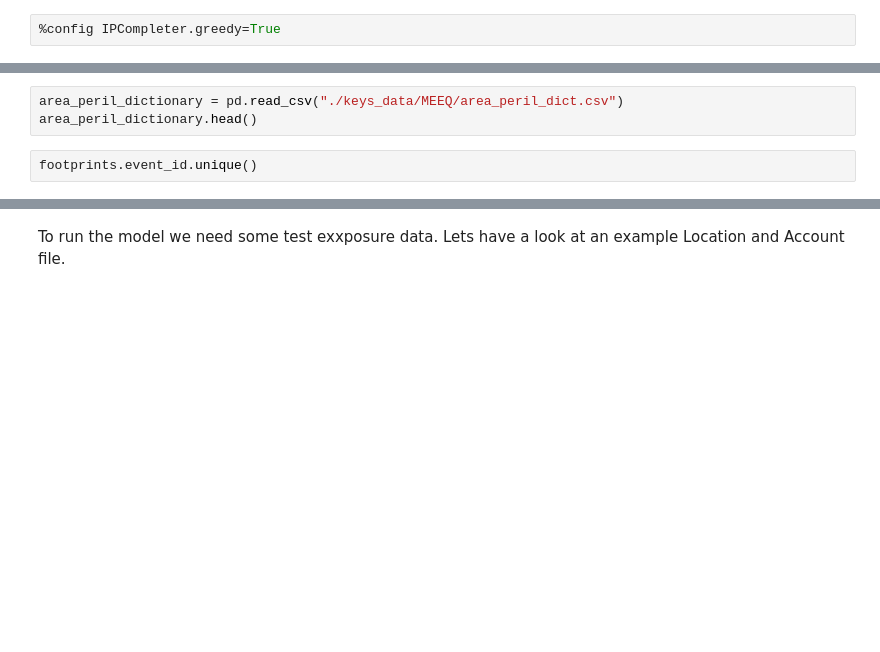
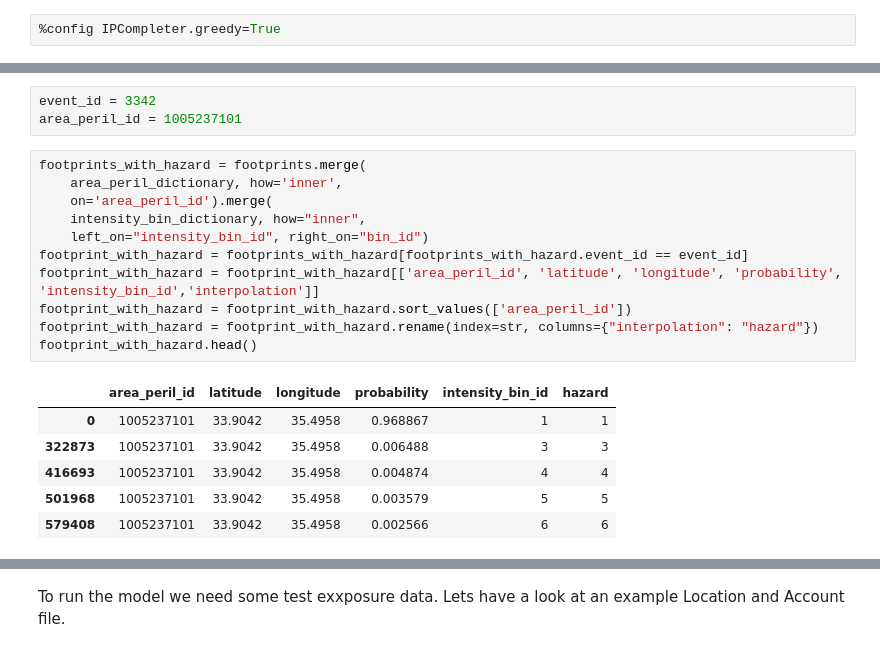
Before and after one commit to OasisLMF/ZurichWorkshop2018, a Jupyter notebook: excercise2.ipynb, the cells around one changed output, grey strips where cells are left out. Cells and saved outputs as stored; diff of their text form; blank space fills up the shorter version.

```diff
--- a/excercise2.ipynb
+++ b/excercise2.ipynb
@@ -78,5 +118,21 @@ footprints.head()
-# %%
-area_peril_dictionary = pd.read_csv("./keys_data/MEEQ/area_peril_dict.csv")
-area_peril_dictionary.head()
-# %%
-footprints.event_id.unique()
+# %%
+event_id = 3342
+area_peril_id = 1005237101
+# %%
+footprints_with_hazard = footprints.merge(
+    area_peril_dictionary, how='inner',
+    on='area_peril_id').merge(
+    intensity_bin_dictionary, how="inner",
+    left_on="intensity_bin_id", right_on="bin_id")
+footprint_with_hazard = footprints_with_hazard[footprints_with_hazard.event_id == event_id]
+footprint_with_hazard = footprint_with_hazard[['area_peril_id', 'latitude', 'longitude', 'probability', 'intensity_bin_id','interpolation']]
+footprint_with_hazard = footprint_with_hazard.sort_values(['area_peril_id'])
+footprint_with_hazard = footprint_with_hazard.rename(index=str, columns={"interpolation": "hazard"})
+footprint_with_hazard.head()
+# %% [output]
+|  | area_peril_id | latitude | longitude | probability | intensity_bin_id | hazard |
+| 0 | 1005237101 | 33.9042 | 35.4958 | 0.968867 | 1 | 1 |
+| 322873 | 1005237101 | 33.9042 | 35.4958 | 0.006488 | 3 | 3 |
+| 416693 | 1005237101 | 33.9042 | 35.4958 | 0.004874 | 4 | 4 |
+| 501968 | 1005237101 | 33.9042 | 35.4958 | 0.003579 | 5 | 5 |
+| 579408 | 1005237101 | 33.9042 | 35.4958 | 0.002566 | 6 | 6 |
```
Also changed, not shown: parts of 29 cells of this notebook, 6 other files.
